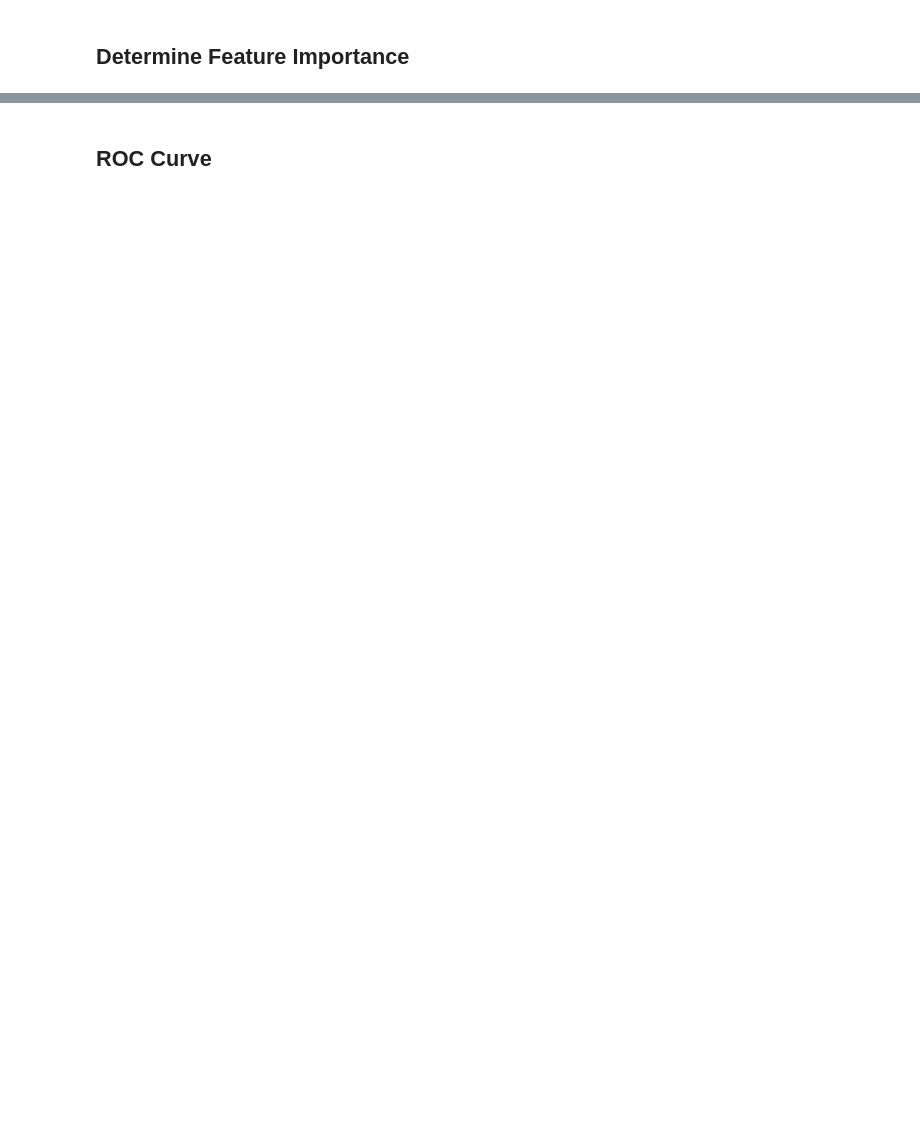
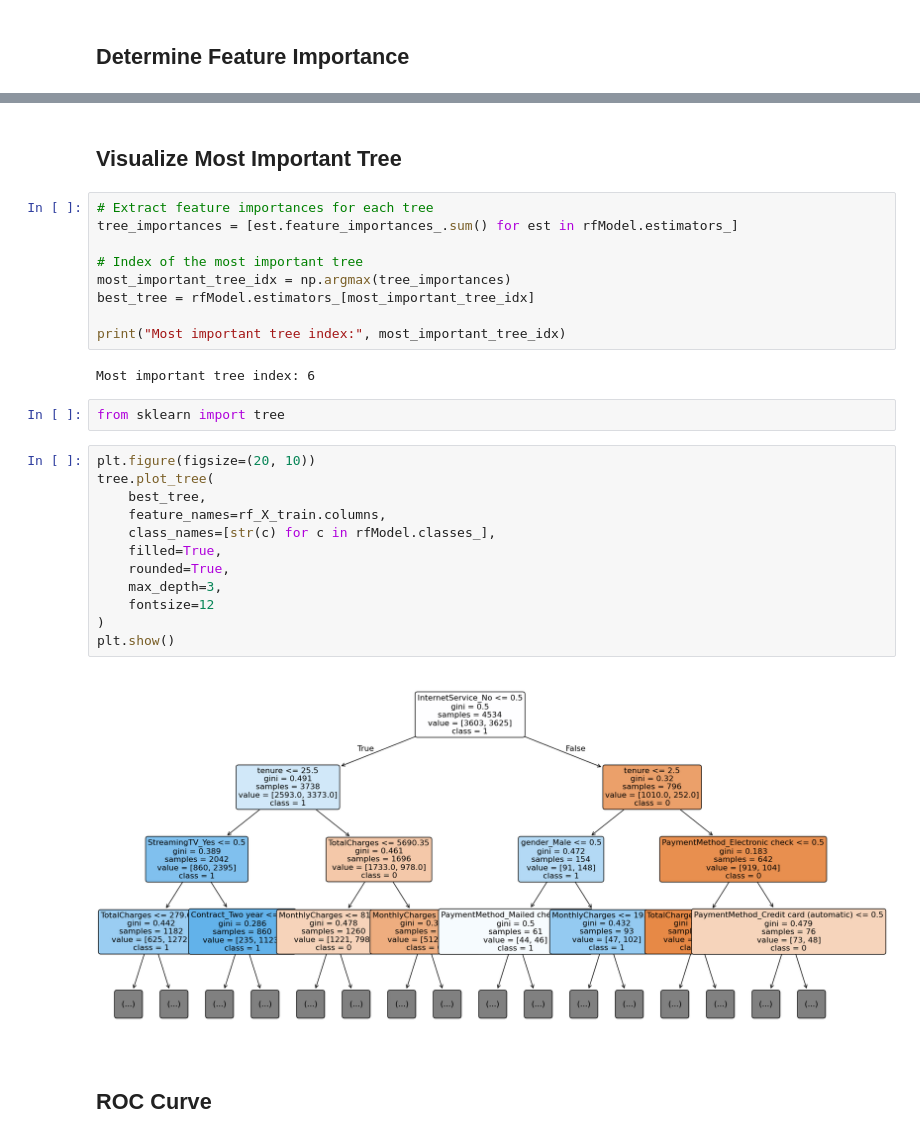
Before and after one commit to kbjani/telco-customer-churn, a Jupyter notebook: notebooks/Modeling.ipynb, the cells around one changed output, grey strips where cells are left out. Drawn from its saved outputs; the diff is of its cells as text; blank space fills up the shorter version.

```diff
--- a/notebooks/Modeling.ipynb
+++ b/notebooks/Modeling.ipynb
@@ -259,3 +281,32 @@ pd.DataFrame(
+# %% [markdown]
+## Visualize Most Important Tree
+# %%
+# Extract feature importances for each tree
+tree_importances = [est.feature_importances_.sum() for est in rfModel.estimators_]
+
+# Index of the most important tree
+most_important_tree_idx = np.argmax(tree_importances)
+best_tree = rfModel.estimators_[most_important_tree_idx]
+
+print("Most important tree index:", most_important_tree_idx)
+# %% [output]
+Most important tree index: 6
+# %%
+from sklearn import tree
+# %%
+plt.figure(figsize=(20, 10))
+tree.plot_tree(
+    best_tree,
+    feature_names=rf_X_train.columns,
+    class_names=[str(c) for c in rfModel.classes_],
+    filled=True,
+    rounded=True,
+    max_depth=3,
+    fontsize=12
+)
+plt.show()
+# %% [output]
+[figure, added]
 # %% [markdown]
 ## ROC Curve
 # %%
```
Also changed, not shown: parts of 18 cells of this notebook.
